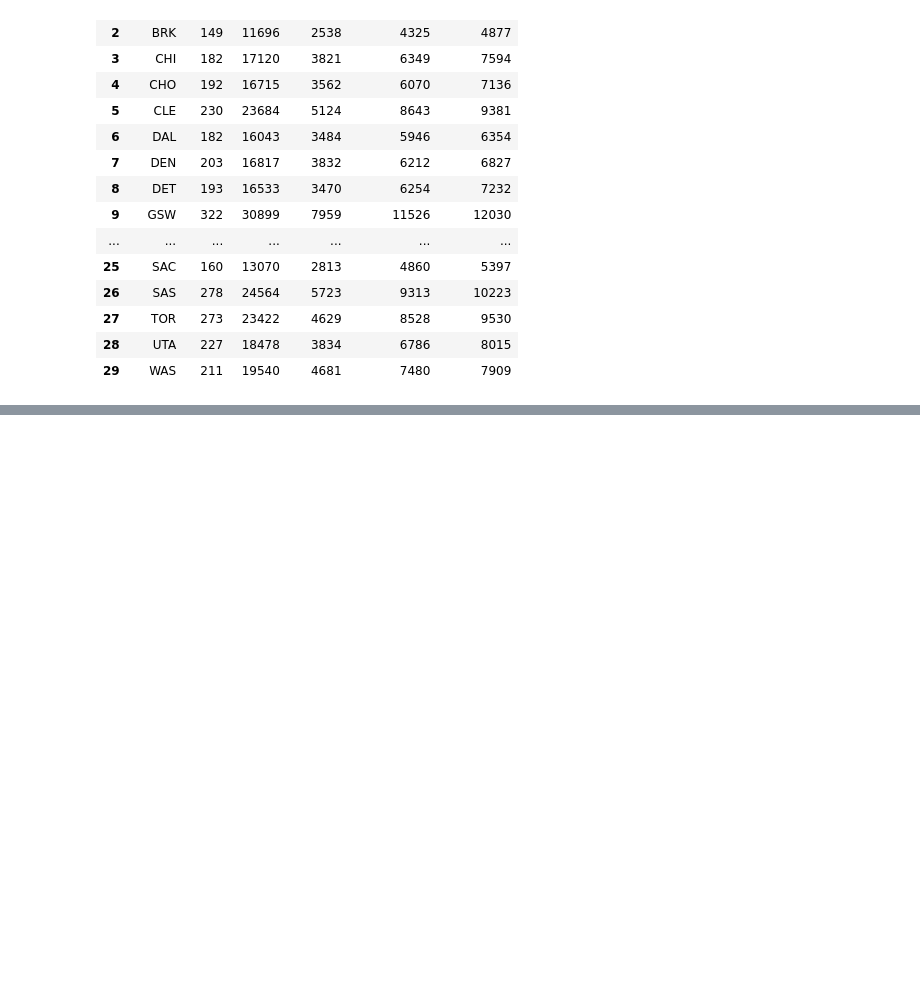
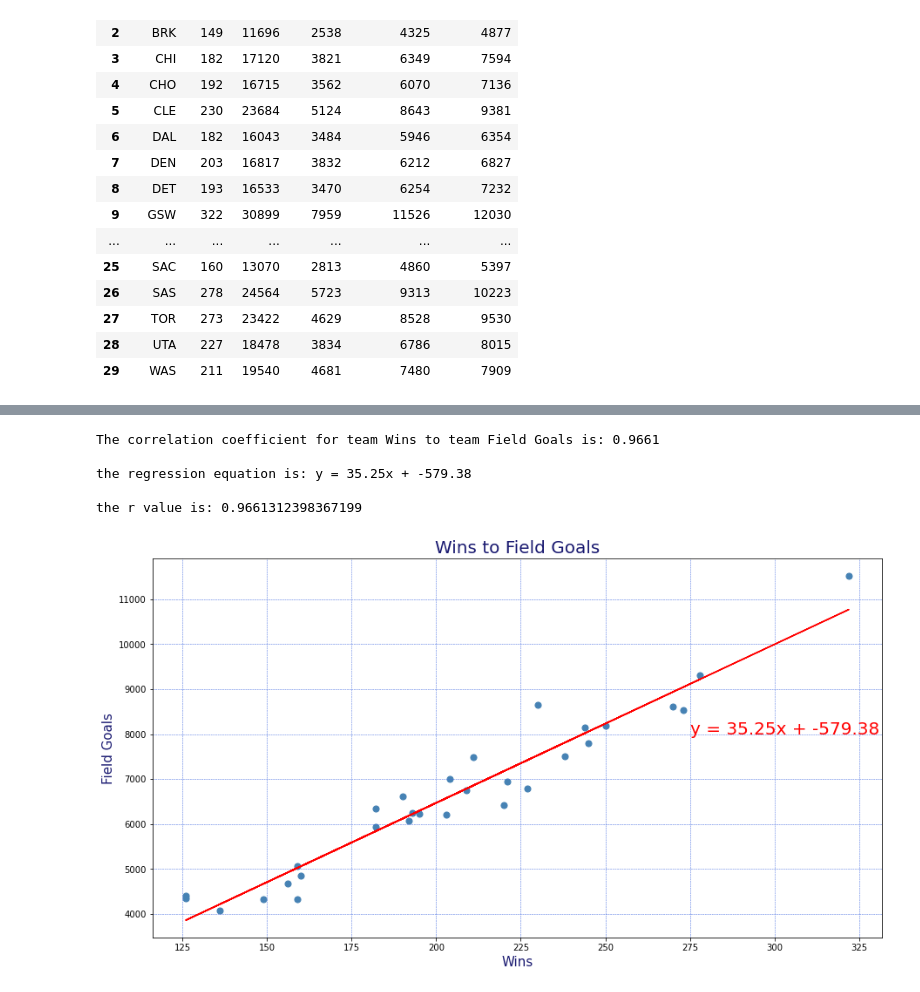
Before and after one commit to lovenalee/Ballers-Project1-Do-You-Really-Know-The-NBA-, a Jupyter notebook: team_traditional_stats.ipynb, the cells around one changed output, grey strips where cells are left out. Saved outputs shown, nothing was run; the diff lists cells and outputs as text; code cells hidden in the pictures; blank space fills up the shorter version.

```diff
--- a/team_traditional_stats.ipynb
+++ b/team_traditional_stats.ipynb
@@ -126,0 +127,31 @@ the r value is: 0.9264555027955629
+# %%
+# Calculate the correlation coefficient and linear regression model for wins vs. field goals
+correlation_coefficient = round(sts.pearsonr(traditional_stats['Wins'], traditional_stats['Field Goals'])[0],4)
+
+print(f'The correlation coefficient for team Wins to team Field Goals is: {correlation_coefficient}\n')
+
+(slope, intercept, rvalue, pvalue, stderr) = sts.linregress(traditional_stats['Wins'], traditional_stats['Field Goals'])
+regress_values = slope * traditional_stats['Wins'] + intercept
+#print(regress_values)
+
+equation = 'y = ' + str(round(slope, 2)) + 'x + ' + str(round(intercept, 2))
+print(f'the regression equation is: {equation}\n')
+print(f'the r value is: {rvalue}\n')
+
+plt.figure(figsize=(15,8))
+plt.scatter(traditional_stats['Wins'], traditional_stats['Field Goals'], s=50, c='steelblue')
+#plt.scatter(traditional_stats['Wins'], traditional_stats['Assists'], s=50, c='green')
+plt.plot(traditional_stats['Wins'], regress_values, color='red')
+plt.title('Wins to Field Goals',fontsize =20, color='midnightblue')
+plt.xlabel('Wins',fontsize=15, color='midnightblue')
+plt.ylabel('Field Goals',fontsize =15, color='midnightblue')
+plt.annotate(equation, xy=(275,8000), fontsize=20, color='red')
+plt.grid(color='royalblue', linestyle='--', linewidth=0.5)
+plt.show()
+# %% [output]
+The correlation coefficient for team Wins to team Field Goals is: 0.9661
+
+the regression equation is: y = 35.25x + -579.38
+
+the r value is: 0.9661312398367199
+[figure, added]
```
Also changed, not shown: parts of 4 cells of this notebook.
